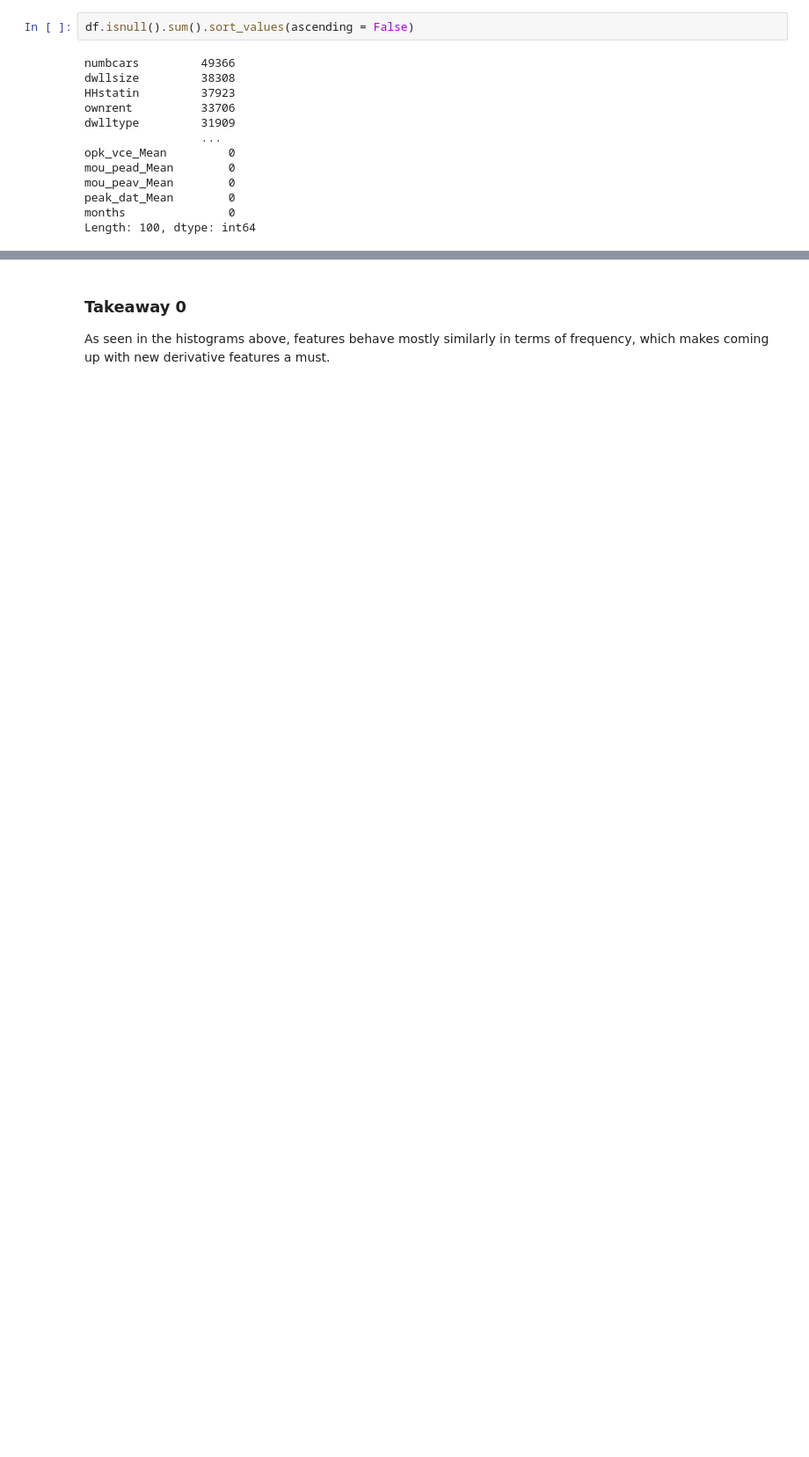
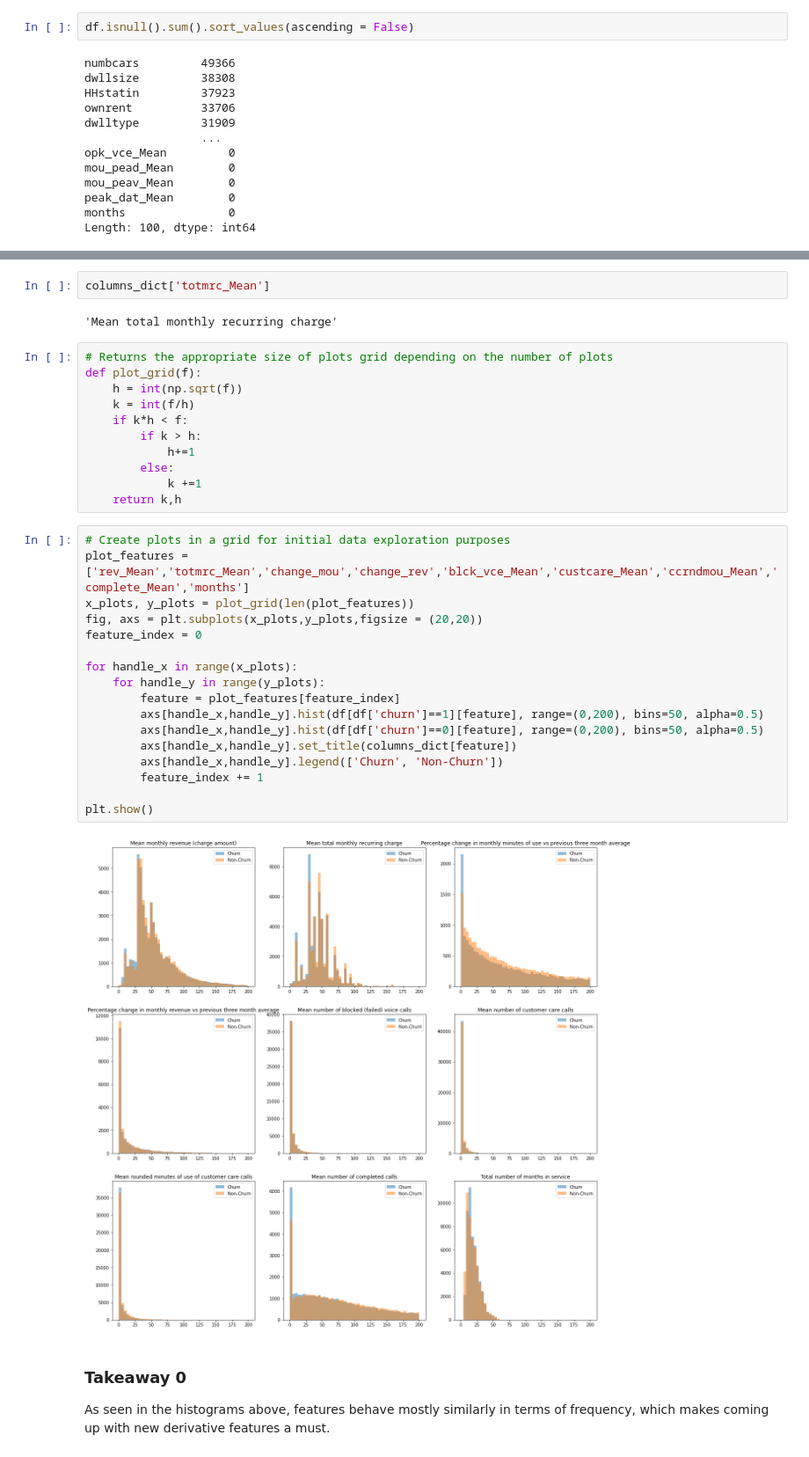
Before and after one commit to ozturkender/TDI_capstone, a Jupyter notebook: TDI Capstone - Telecom Churn Prediction.ipynb, the cells around one changed output, grey strips where cells are left out. Shown at 88% size. Saved outputs shown, nothing was run; the diff lists cells and outputs as text; blank space fills up the shorter version.

```diff
--- a/TDI Capstone - Telecom Churn Prediction.ipynb
+++ b/TDI Capstone - Telecom Churn Prediction.ipynb
@@ -117,3 +86,37 @@ plt.show()
+# %%
+columns_dict['totmrc_Mean']
+# %% [output]
+'Mean total monthly recurring charge'
+# %%
+# Returns the appropriate size of plots grid depending on the number of plots
+def plot_grid(f):
+    h = int(np.sqrt(f))
+    k = int(f/h)
+    if k*h < f:
+        if k > h:
+            h+=1
+        else:
+            k +=1
+    return k,h
+# %%
+# Create plots in a grid for initial data exploration purposes
+plot_features = ['rev_Mean','totmrc_Mean','change_mou','change_rev','blck_vce_Mean','custcare_Mean','ccrndmou_Mean','complete_Mean','months']
+x_plots, y_plots = plot_grid(len(plot_features))
+fig, axs = plt.subplots(x_plots,y_plots,figsize = (20,20))
+feature_index = 0
+
+for handle_x in range(x_plots):
+    for handle_y in range(y_plots):
+        feature = plot_features[feature_index]
+        axs[handle_x,handle_y].hist(df[df['churn']==1][feature], range=(0,200), bins=50, alpha=0.5)
+        axs[handle_x,handle_y].hist(df[df['churn']==0][feature], range=(0,200), bins=50, alpha=0.5)
+        axs[handle_x,handle_y].set_title(columns_dict[feature])
+        axs[handle_x,handle_y].legend(['Churn', 'Non-Churn'])
+        feature_index += 1
+
+plt.show()
+# %% [output]
+[figure, added]
 # %% [markdown]
 ### Takeaway 0
 As seen in the histograms above, features behave mostly similarly in terms of frequency, which makes coming up with new derivative features a must.
```
Also changed, not shown: parts of 56 cells of this notebook, 1 other file.
